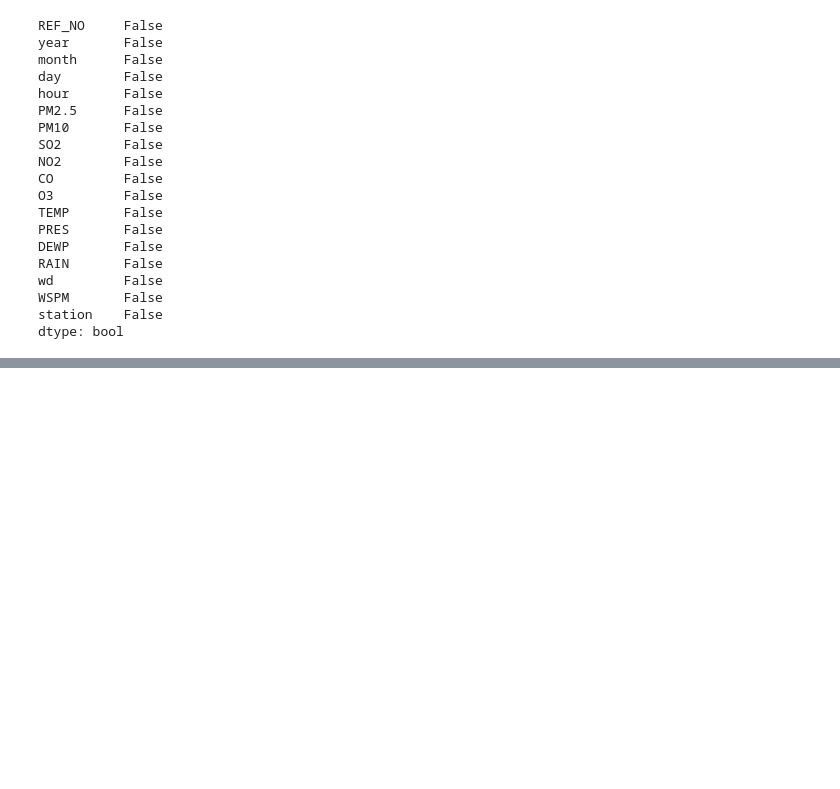
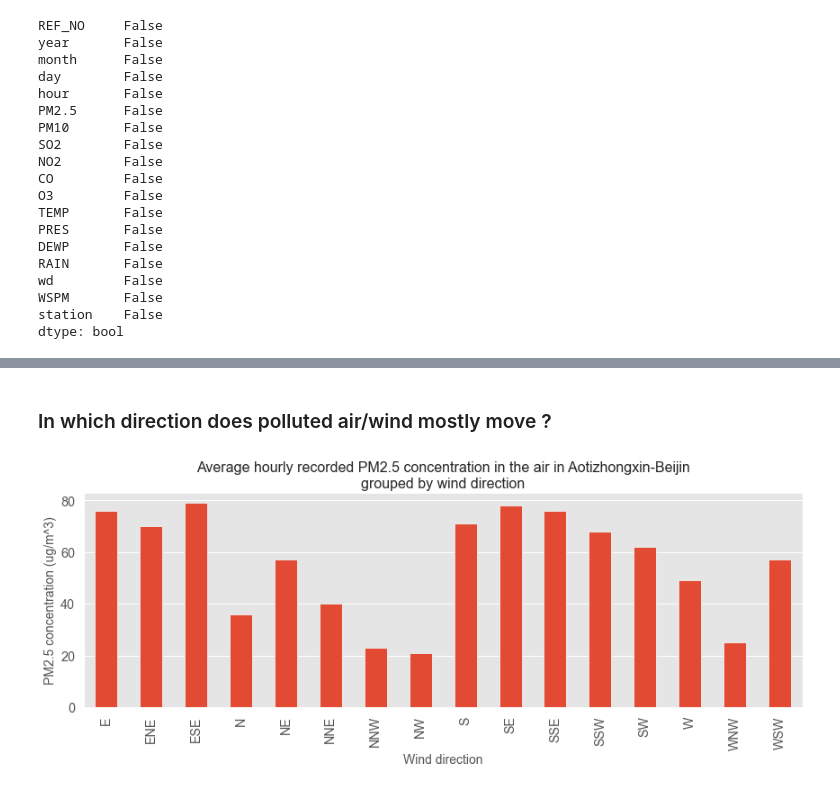
Before and after one commit to Karunakarbugide/PREDICTING-BEJINGS-AIR-POLLUTION, a Jupyter notebook: predict_bejing_air_pollution(PM2.5).ipynb, the cells around one changed output, grey strips where cells are left out. Saved outputs shown, nothing was run; the diff lists cells and outputs as text; code cells hidden in the pictures; blank space fills up the shorter version.

```diff
--- a/predict_bejing_air_pollution(PM2.5).ipynb
+++ b/predict_bejing_air_pollution(PM2.5).ipynb
@@ -242,0 +326,17 @@ dtype: bool
+# %% [markdown]
+### In which direction does polluted air/wind mostly move ?
+# %%
+wind_dir = df_train[['wd','PM2.5']]
+wind_dir = wind_dir.groupby('wd').median()
+
+# plot the data
+with plt.style.context('ggplot'):
+    wind_dir.plot(figsize=(12,5),legend=False,kind='bar',linewidth=.9)
+    plt.xlabel('Wind direction',fontsize=14)
+    plt.ylabel('PM2.5 concentration (ug/m^3)',fontsize=14)
+    plt.title('Average hourly recorded PM2.5 concentration in the air in Aotizhongxin-Beijin\ngrouped by wind direction',fontsize=16)
+    plt.grid(axis='x')
+    plt.tight_layout()
+    plt.show()
+# %% [output]
+[figure, added]
```
Also changed, not shown: parts of 10 cells of this notebook.
